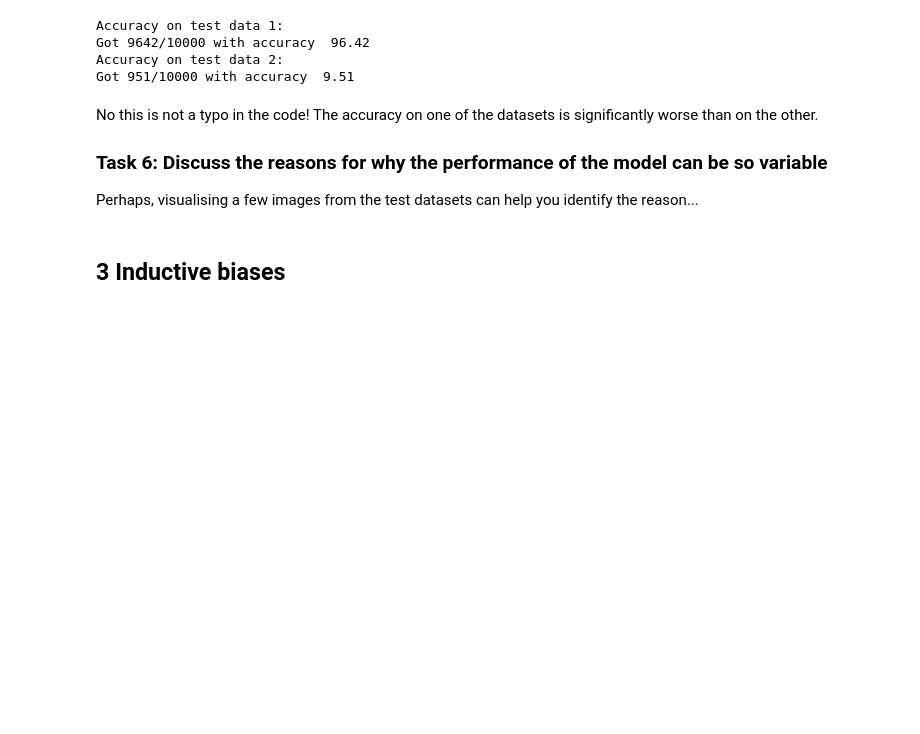
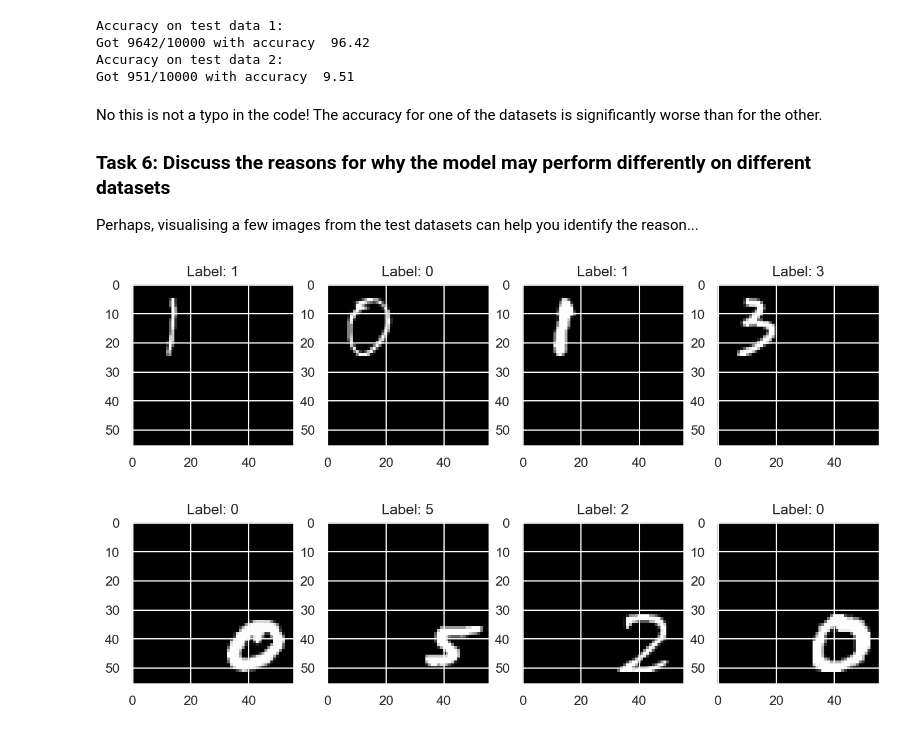
Before and after one commit to equinor/kai-edc2024-workshop, a Jupyter notebook: 2_inductive_biases_and_symmetries/solution.ipynb, the cells around one changed output. Cells and saved outputs as stored; diff of their text form; code cells hidden in the pictures; blank space fills up the shorter version.

```diff
--- a/2_inductive_biases_and_symmetries/solution.ipynb
+++ b/2_inductive_biases_and_symmetries/solution.ipynb
@@ -91,7 +98,7 @@ class NeuralNetwork(nn.Module):
         return x
 
 # Set up training
-input_size = 784 * 4
+input_size = 784 * 4  # Need to increase input size because images are bigger
 num_classes = 10
 learning_rate = 0.001
 num_epochs = 5
@@ -101,12 +108,12 @@ device = torch.device('cuda' if torch.cuda.is_available() else 'cpu')
 model = NeuralNetwork(input_size=input_size, num_classes=num_classes).to(device)
 
 # Loss and Optimizer
-criterion = nn.CrossEntropyLoss()
+objective = nn.CrossEntropyLoss()
 optimizer = optim.Adam(model.parameters(), lr=learning_rate)
 
 # Train Network
 kai.train_mnist_model(
-    num_epochs, model, criterion, optimizer, train_loader, device)
+    num_epochs, model, objective, optimizer, train_loader, device)
 # %% [output]
 Epoch: 0
 Epoch: 1
@@ -139,12 +147,19 @@ Got 9642/10000 with accuracy  96.42
 Accuracy on test data 2:
 Got 951/10000 with accuracy  9.51
 # %% [markdown]
-No this is not a typo in the code! The accuracy on one of the datasets is significantly worse than on the other.
+No this is not a typo in the code! The accuracy for one of the datasets is significantly worse than for the other.
 
-### Task 6: Discuss the reasons for why the performance of the model can be so variable
+### Task 6: Discuss the reasons for why the model may perform differently on different datasets
 
 Perhaps, visualising a few images from the test datasets can help you identify the reason...
 # %%
 # TODO: Plot a few images from the test dataset
+
+images, labels = next(iter(test_loader1))
+kai.plot_images(images, labels)
+
+images, labels = next(iter(test_loader2))
+kai.plot_images(images, labels)
+# %% [output]
+[figure, added]
+[figure, added]
-# %% [markdown]
-## 3 Inductive biases
```
Also changed, not shown: parts of 9 cells of this notebook, 4 other files.
